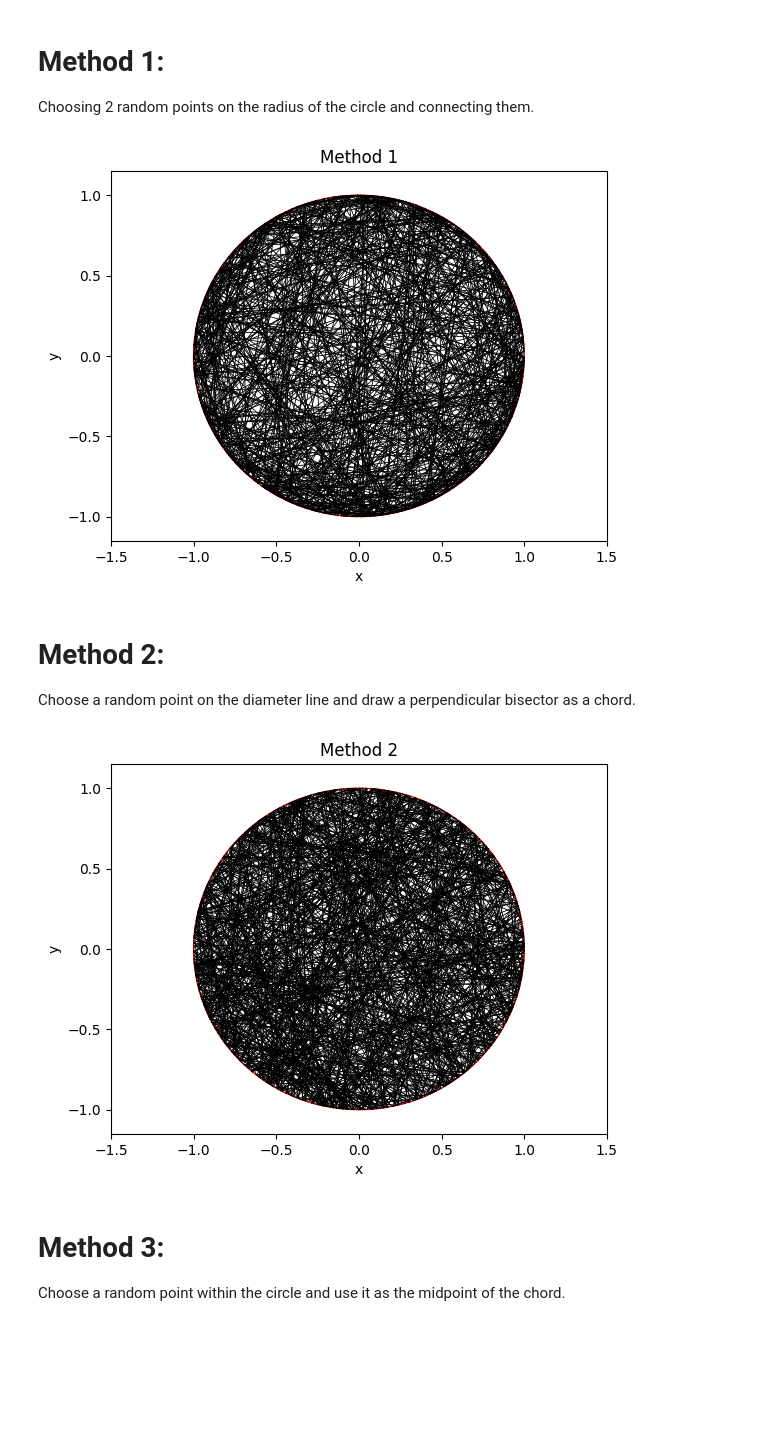
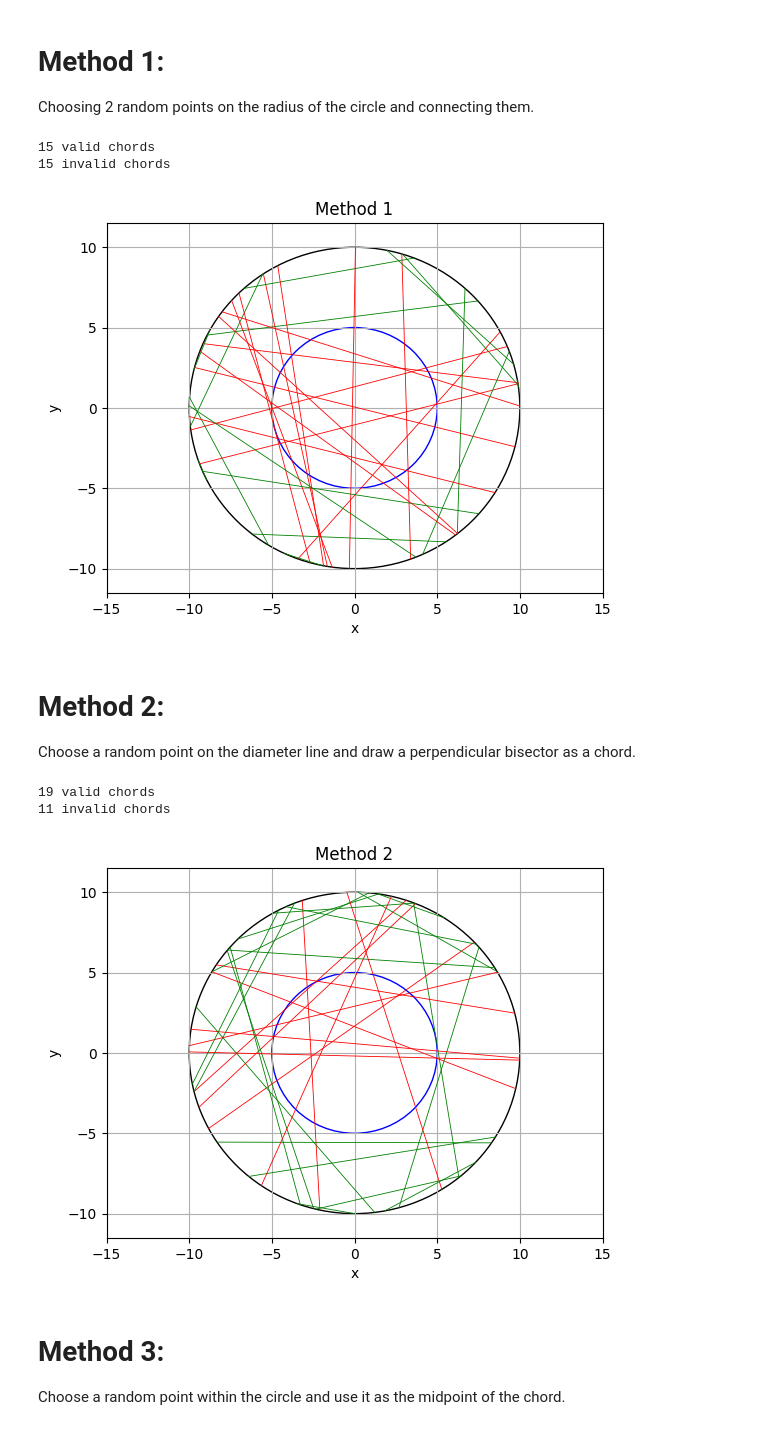
Before and after one commit to joshuamckean/prbx-code-jm, a Jupyter notebook: Code/Bertrand's Paradox.ipynb, the cells around one changed output. Cells and saved outputs as stored; diff of their text form; code cells hidden in the pictures; blank space fills up the shorter version.

Commit message:
Added intersection detection

```diff
--- a/Code/Bertrand's Paradox.ipynb
+++ b/Code/Bertrand's Paradox.ipynb
@@ -7,8 +30,13 @@ radius = 1
 # %%
-def draw_chord(p1,p2,thickness):
+def draw_chord(p1,p2,c1,thickness):
     x1,x2 = p1[0], p2[0]
     y1,y2 = p1[1], p2[1]
-    plt.plot([x1,x2],[y1,y2],'black',linewidth=thickness)
+
+    if intersects((p1,p2), c1):
+        plt.plot([x1,x2],[y1,y2],'red',linewidth=thickness)
+        return True
+    else:
+        plt.plot([x1,x2],[y1,y2],'green',linewidth=thickness)
 # %%
 def get_coords(r,theta):
     return r * np.cos(theta), r * np.sin(theta)
@@ -26,7 +54,7 @@ Choosing 2 random points on the radius of the circle and connecting them.
 # %%
 chords = []
 
-for i in range(750):
+for i in range(chords_to_draw):
     # generate random angles
     a1 = np.random.rand() * tau
     a2 = np.random.rand() * tau
@@ -35,18 +63,30 @@ for i in range(750):
     p2 = get_coords(radius,a2)
     chords.append((p1,p2))
 # %%
-circle1 = plt.Circle((0,0), radius, color='red', fill=False)
+circle1 = plt.Circle((0,0), radius, color='black', fill=False)
+circle_small1 = plt.Circle((0,0), r2, color='blue', fill=False)
+
+bodies = [circle_small1]
 
 fig, ax = plt.subplots()
+ax.grid()
 ax.set_xlabel('x'), ax.set_ylabel('y')
 ax.set_title("Method 1")
-ax.set_xlim((-radius - 0.5, radius + 0.5)), ax.set_ylim((-radius - 0.15, radius + 0.15))
+ax.set_xlim((-radius - 0.5*radius, radius + 0.5*radius)), ax.set_ylim((-radius - 0.15*radius, radius + 0.15*radius))
 ax.add_artist(circle1)
+ax.add_artist(circle_small1)
+
+total = chords_to_draw
 
 for i in range(len(chords)):
-    draw_chord(chords[i][0],chords[i][1],0.6)
+    if draw_chord(chords[i][0],chords[i][1],bodies,0.6):
+        total -= 1
+
+print(str(total) + " valid chords \n" + str(chords_to_draw - total) + " invalid chords")
 # %% [output]
+15 valid chords
+15 invalid chords
-[figure, old version]
+[figure, new version]
 # %% [markdown]
 # Method 2:
 
@@ -54,7 +94,7 @@ Choose a random point on the diameter line and draw a perpendicular bisector as
 # %%
 chords2 = []
 
-for i in range(750):
+for i in range(chords_to_draw):
     # generate random radius angle
     angle = np.random.rand() * tau
     x, y = get_coords(radius,angle)
@@ -73,18 +113,30 @@ for i in range(750):
 
     chords2.append((p1,p2))
 # %%
-circle2 = plt.Circle((0,0), radius, color='red', fill=False)
+circle2 = plt.Circle((0,0), radius, color='black', fill=False)
+circle_small = plt.Circle((0,0), r2, color='blue', fill=False)
+
+bodies = [circle_small]
 
 fig, ax = plt.subplots()
+ax.grid()
 ax.set_xlabel('x'), ax.set_ylabel('y')
 ax.set_title("Method 2")
-ax.set_xlim((-radius - 0.5, radius + 0.5)), ax.set_ylim((-radius - 0.15, radius + 0.15))
+ax.set_xlim((-radius - 0.5*radius, radius + 0.5*radius)), ax.set_ylim((-radius - 0.15*radius, radius + 0.15*radius))
 ax.add_artist(circle2)
+ax.add_artist(circle_small)
+
+total = chords_to_draw
 
 for i in range(len(chords2)):
-    draw_chord(chords2[i][0],chords2[i][1],0.6)
+    if draw_chord(chords2[i][0],chords2[i][1],bodies,0.6):
+        total -= 1
+
+print(str(total) + " valid chords \n" + str(chords_to_draw - total) + " invalid chords")
 # %% [output]
+19 valid chords
+11 invalid chords
-[figure, old version]
+[figure, new version]
 # %% [markdown]
 # Method 3:
 
```
Also changed, not shown: parts of 4 cells of this notebook.
